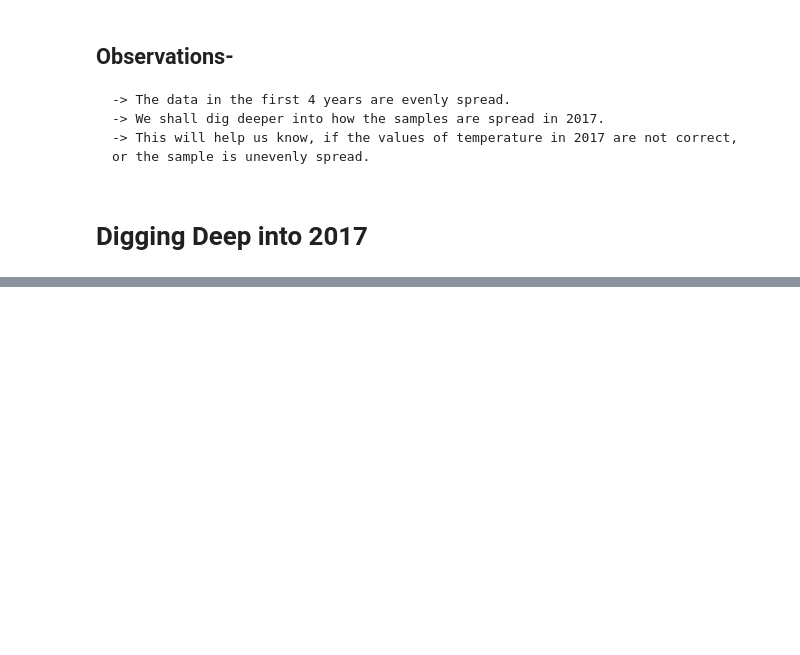
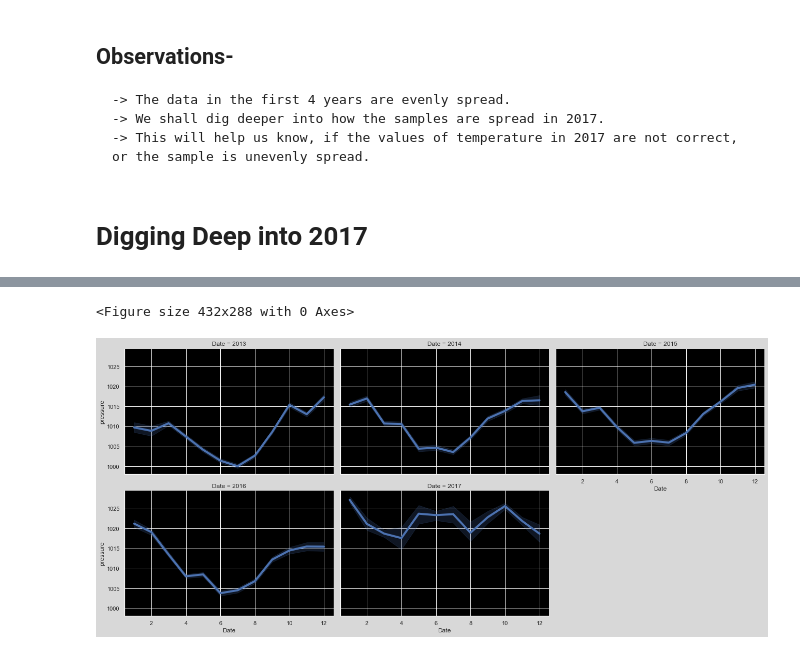
Before and after one commit to SouravBiswal/GeeksFiestaAI-ML-Team-7--1, a Jupyter notebook: Data_Preprocessing.ipynb, the cells around one changed output, grey strips where cells are left out. Cells and saved outputs as stored; diff of their text form; code cells hidden in the pictures; blank space fills up the shorter version.

```diff
--- a/Data_Preprocessing.ipynb
+++ b/Data_Preprocessing.ipynb
@@ -703,0 +747,14 @@ sns.color_palette("YlOrBr", as_cmap=True)
+# %%
+# Average Pressure of all months across different years.
+plt.figure(facecolor='gray')
+g = sns.relplot(
+    data = df,
+    x = df.index.month, y = df.pressure,
+    col = df.index.year,
+    kind = 'line', linewidth = 4,
+    legend=False,
+    height =4, aspect=1.5, zorder = 5, col_wrap=3,
+)
+# %% [output]
+<Figure size 432x288 with 0 Axes>
+[figure, added]
```
Also changed, not shown: parts of 18 cells of this notebook, 1 other file.
